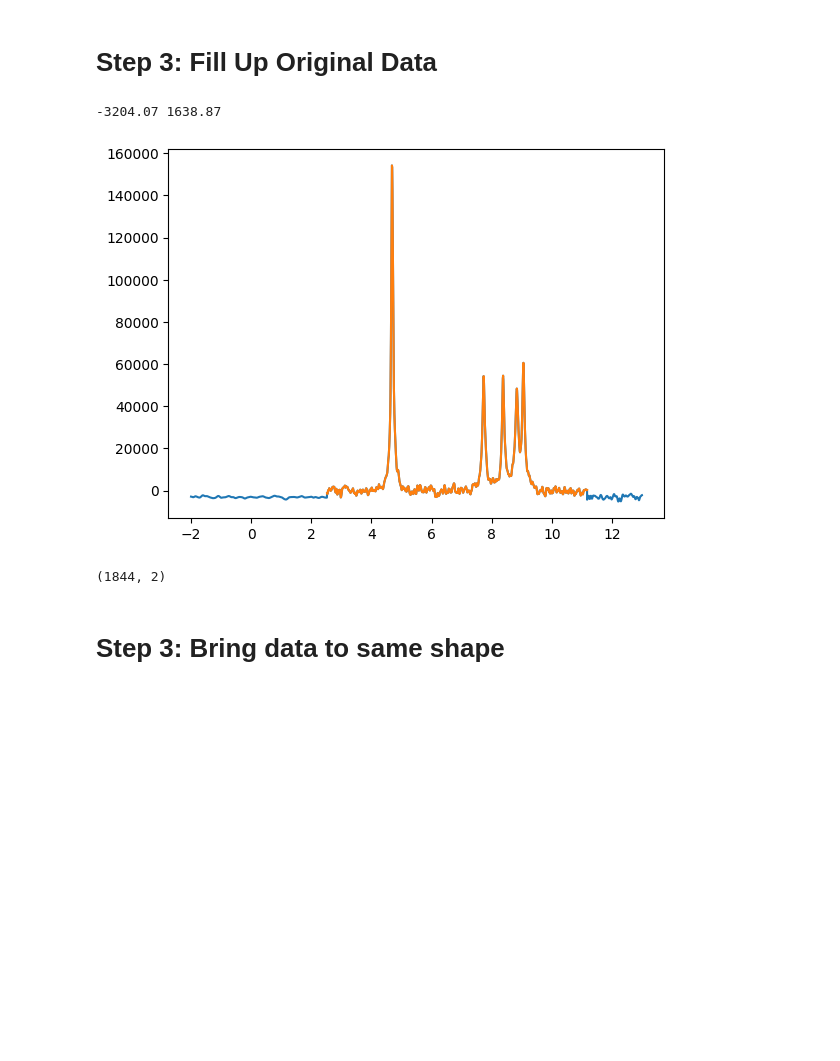
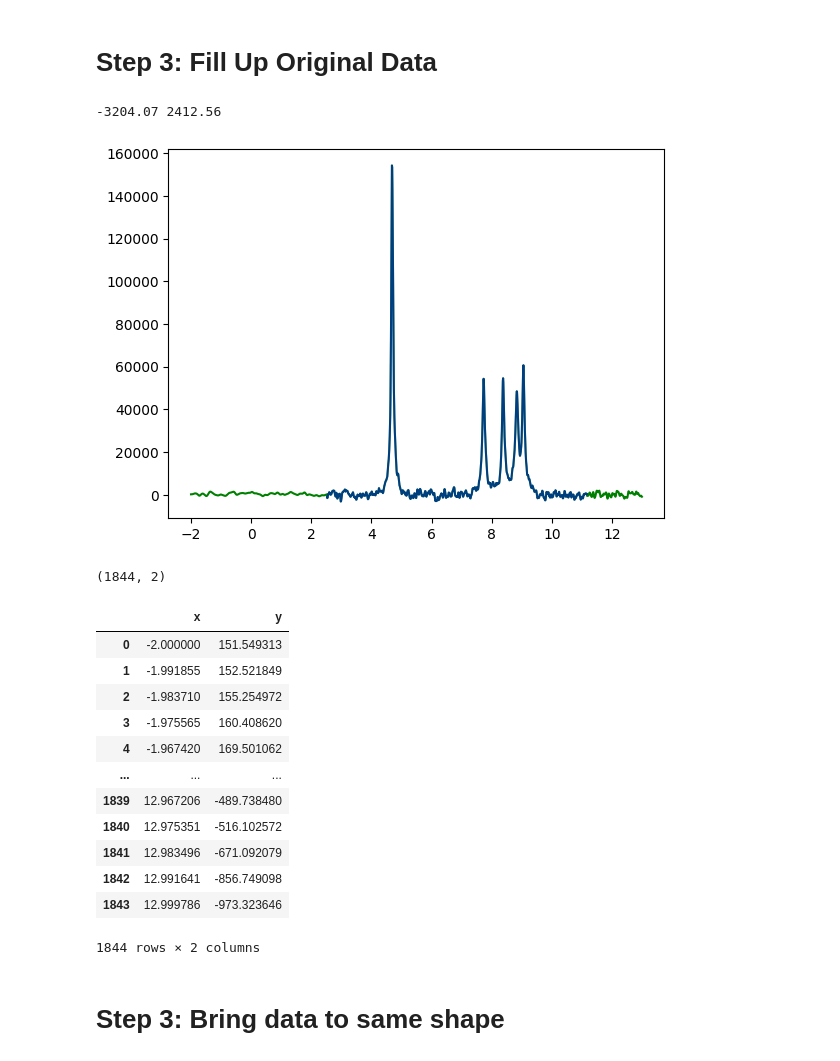
Before and after one commit to RATFIVE/MoinCC-AI4metabolomics, a Jupyter notebook: 03_DeepLearning/ImplementingNeuralNetwork.ipynb, the cells around one changed output. Drawn from its saved outputs; the diff is of its cells as text; code cells hidden in the pictures; blank space fills up the shorter version.

```diff
--- a/03_DeepLearning/ImplementingNeuralNetwork.ipynb
+++ b/03_DeepLearning/ImplementingNeuralNetwork.ipynb
@@ -156,12 +199,22 @@ def generate_random_spectrum(peak_list, spectrum_length=3000):
 
 
     # Add noise only outside the peak regions
-    random_noise_level = np.random.uniform(1000, df.max().max() / 100)
-    noise = np.random.normal(10, random_noise_level, spectrum_length)
+    random_noise_level = np.random.uniform(0, df.max().max())
+    gaussian_noise = np.random.normal(0, 5000, 3000)
+    laplace_noise = np.random.laplace(0, 5000, 3000)
+
+    # choose random between noise1 and noise2
+    noise = gaussian_noise if np.random.rand() > 0.5 else laplace_noise
+
+    #noise = np.random.normal(10, random_noise_level, spectrum_length)
 
     # smooth the noise with gaussian filter
-    sigma = random_noise_level / 1000000
-    noise = gaussian_filter1d(noise, sigma=sigma)
+    sigma = random_noise_level
+    noise = gaussian_filter1d(noise, sigma=1)
+    # rollwing window mean
+    noise = np.convolve(noise, np.ones(50)/50, mode='same')
+
+
 
     y_noisy = y + noise * (mask == 0)  # Add noise only where mask is 0 (outside peaks)
 
@@ -229,15 +282,15 @@ def fill_df(df):
     step = np.mean(x_diff)
 
     # Take sample range for the noise
-    x_range_lower = 50
-    x_range_upper = 70
+    x_range_lower = 0
+    x_range_upper = 100
 
     # get sample data of the noise
     x_sample = x[x_range_lower:x_range_upper]
     y_sample = y[x_range_lower:x_range_upper]
 
     # get the max and min values of the sample data
-    y_min, y_max = (y_sample.min()), (abs(y_sample.max()))
+    y_min, y_max = (y_sample.min()), (y_sample.max())
     print(y_min, y_max)
 
     # get the min max of the x values
@@ -251,7 +304,7 @@ def fill_df(df):
         y_new = np.zeros_like(x_new)
 
         # set the noise level
-        noise = np.random.normal(y_min, y_max, len(x_new))
+        noise = np.random.normal(0, y_max, len(x_new))
 
         # smooth the noise with gaussian filter
         # Berechne die Standardabweichung der y-Daten
@@ -271,39 +324,53 @@ def fill_df(df):
         x_new = np.arange(x.iloc[-1], 13, step)
         #print(x_new)
         y_new = np.zeros_like(x_new)
 
         # set the noise level
-        noise = np.random.normal(y_min, y_max, len(x_new))
+        noise = np.random.normal(0, y_max, len(x_new))
 
         # smooth the noise with gaussian filter
         # Berechne die Standardabweichung der y-Daten
         sigma = len(y_new) / 100
         noise = gaussian_filter1d(input=noise, sigma=sigma)
 
         # replace y_new with noise
         y_new = noise
 
         data = pd.DataFrame({'x': x_new, 'y': y_new})
         df = pd.concat([df, data], axis=0)
         df.reset_index(drop=True, inplace=True)
 
     return df
 
 
 df_fill = df.iloc[:, [0, 2]]
 #print(df_fill.head())
 df_filled = fill_df(df_fill)
 #print(df_filled.head())
 
 # plot
-plt.plot(df_filled.iloc[:, 0], df_filled.iloc[:, 1])
-plt.plot(df_fill.iloc[:, 0], df_fill.iloc[:, 1])
+plt.plot(df_filled.iloc[:, 0], df_filled.iloc[:, 1], color='green')
+plt.plot(df_fill.iloc[:, 0], df_fill.iloc[:, 1], color='blue', alpha=0.5)
 plt.show()
 print(df_filled.shape)
+display(df_filled)
 # %% [output]
--3204.07 1638.87
+-3204.07 2412.56
-[figure, old version]
+[figure, new version]
 (1844, 2)
+|  | x | y |
+| 0 | -2.000000 | 151.549313 |
+| 1 | -1.991855 | 152.521849 |
+| 2 | -1.983710 | 155.254972 |
+| 3 | -1.975565 | 160.408620 |
+| 4 | -1.967420 | 169.501062 |
+| ... | ... | ... |
+| 1839 | 12.967206 | -489.738480 |
+| 1840 | 12.975351 | -516.102572 |
+| 1841 | 12.983496 | -671.092079 |
+| 1842 | 12.991641 | -856.749098 |
+| 1843 | 12.999786 | -973.323646 |
+1844 rows × 2 columns
 # %% [markdown]
 # Step 3: Bring data to same shape
 # %%
```
Also changed, not shown: parts of 8 cells of this notebook.
